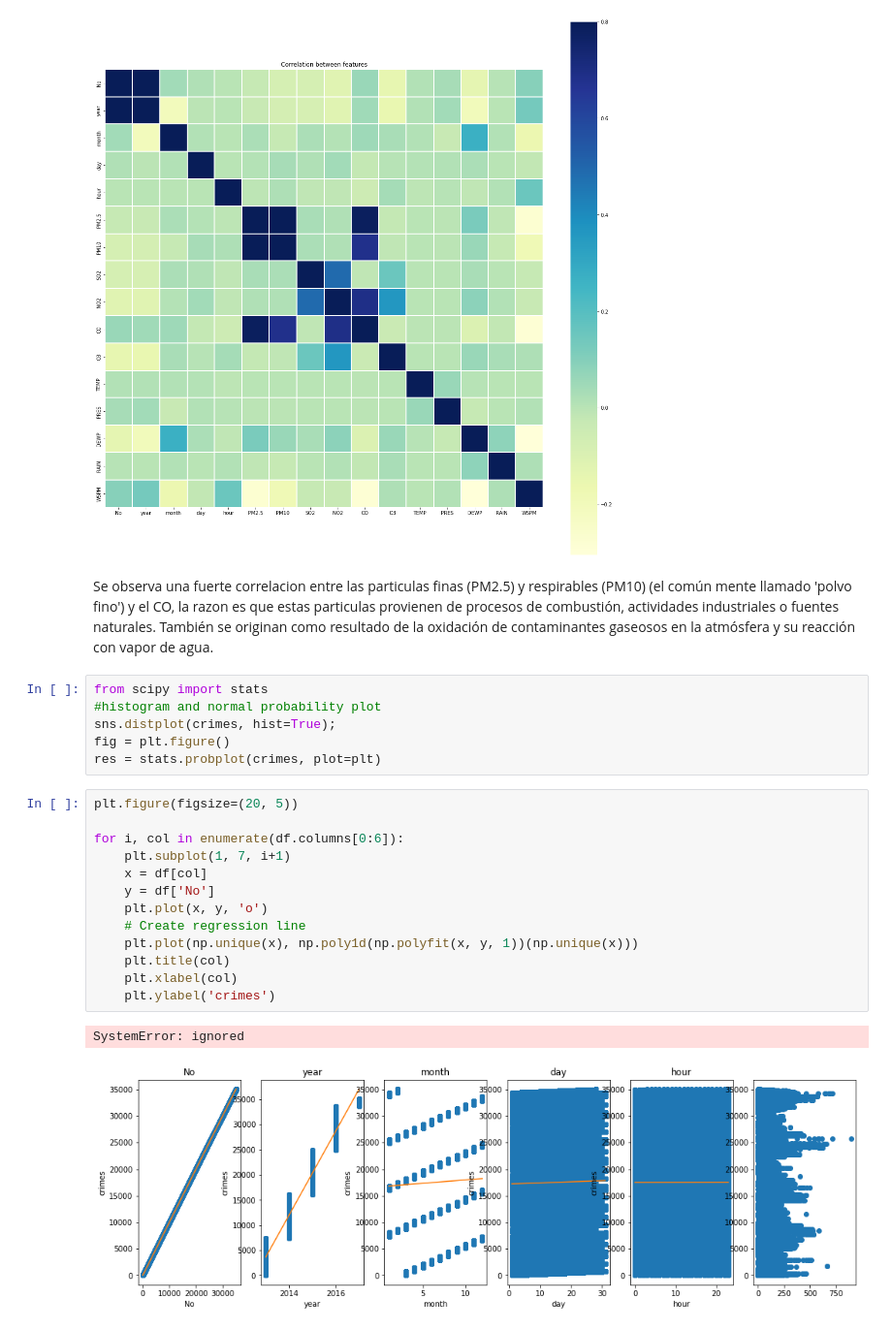
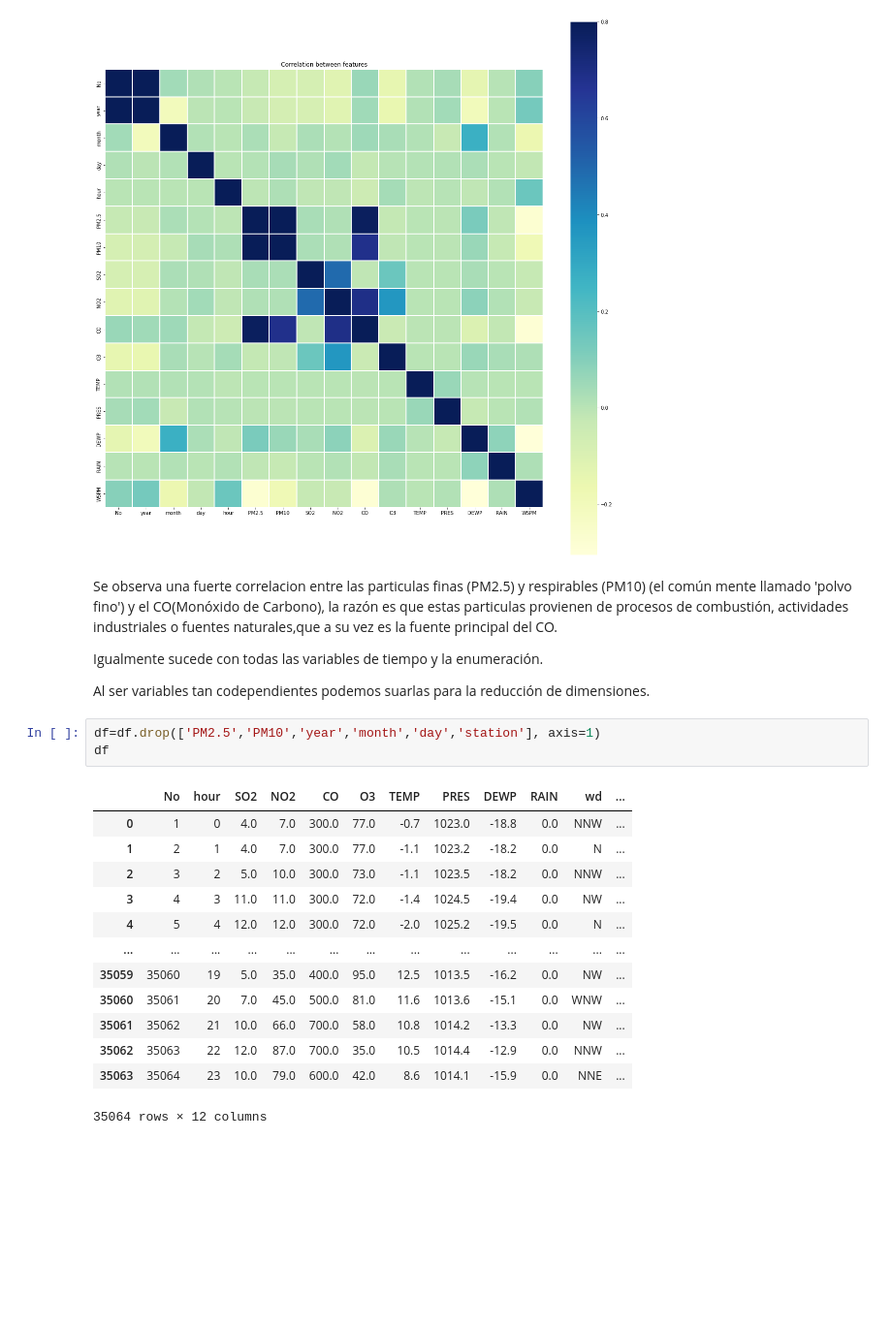
Before and after one commit to roxyconstantine-dev/Analisis_Datos_Contaminaci-n, a Jupyter notebook: Untitled3.ipynb, the cells around one changed output. Shown at 97% size. Saved outputs shown, nothing was run; the diff lists cells and outputs as text; blank space fills up the shorter version.

```diff
--- a/Untitled3.ipynb
+++ b/Untitled3.ipynb
@@ -129,26 +129,25 @@ plt.title('Correlation between features');
 # %% [output]
 [figure]
 # %% [markdown]
-Se observa una fuerte correlacion entre las particulas finas (PM2.5) y respirables (PM10) (el común mente llamado 'polvo fino') y el CO, la razon es que estas particulas provienen de procesos de combustión, actividades industriales o fuentes naturales. También se originan como resultado de la oxidación de contaminantes gaseosos en la atmósfera y su reacción con vapor de agua.
+Se observa una fuerte correlacion entre las particulas finas (PM2.5) y respirables (PM10) (el común mente llamado 'polvo fino') y el CO(Monóxido de Carbono), la razón es que estas particulas provienen de procesos de combustión, actividades industriales o fuentes naturales,que a su vez es la fuente principal del CO.
+
+Igualmente sucede con todas las variables de tiempo y la enumeración.
+
+Al ser variables tan codependientes podemos suarlas para la reducción de dimensiones.
-# %%
-from scipy import stats
-#histogram and normal probability plot
-sns.distplot(crimes, hist=True);
-fig = plt.figure()
-res = stats.probplot(crimes, plot=plt)
-# %%
-plt.figure(figsize=(20, 5))
-
-for i, col in enumerate(df.columns[0:6]):
-    plt.subplot(1, 7, i+1)
-    x = df[col]
-    y = df['No']
-    plt.plot(x, y, 'o')
-    # Create regression line
-    plt.plot(np.unique(x), np.poly1d(np.polyfit(x, y, 1))(np.unique(x)))
-    plt.title(col)
-    plt.xlabel(col)
-    plt.ylabel('crimes')
-# %% [output]
-SystemError: ignored
-[figure, removed]
+# %%
+df=df.drop(['PM2.5','PM10','year','month','day','station'], axis=1)
+df
+# %% [output]
+|  | No | hour | SO2 | NO2 | CO | O3 | TEMP | PRES | DEWP | RAIN | wd | ... |
+| 0 | 1 | 0 | 4.0 | 7.0 | 300.0 | 77.0 | -0.7 | 1023.0 | -18.8 | 0.0 | NNW | ... |
+| 1 | 2 | 1 | 4.0 | 7.0 | 300.0 | 77.0 | -1.1 | 1023.2 | -18.2 | 0.0 | N | ... |
+| 2 | 3 | 2 | 5.0 | 10.0 | 300.0 | 73.0 | -1.1 | 1023.5 | -18.2 | 0.0 | NNW | ... |
+| 3 | 4 | 3 | 11.0 | 11.0 | 300.0 | 72.0 | -1.4 | 1024.5 | -19.4 | 0.0 | NW | ... |
+| 4 | 5 | 4 | 12.0 | 12.0 | 300.0 | 72.0 | -2.0 | 1025.2 | -19.5 | 0.0 | N | ... |
+| ... | ... | ... | ... | ... | ... | ... | ... | ... | ... | ... | ... | ... |
+| 35059 | 35060 | 19 | 5.0 | 35.0 | 400.0 | 95.0 | 12.5 | 1013.5 | -16.2 | 0.0 | NW | ... |
+| 35060 | 35061 | 20 | 7.0 | 45.0 | 500.0 | 81.0 | 11.6 | 1013.6 | -15.1 | 0.0 | WNW | ... |
+| 35061 | 35062 | 21 | 10.0 | 66.0 | 700.0 | 58.0 | 10.8 | 1014.2 | -13.3 | 0.0 | NW | ... |
+| 35062 | 35063 | 22 | 12.0 | 87.0 | 700.0 | 35.0 | 10.5 | 1014.4 | -12.9 | 0.0 | NNW | ... |
+| 35063 | 35064 | 23 | 10.0 | 79.0 | 600.0 | 42.0 | 8.6 | 1014.1 | -15.9 | 0.0 | NNE | ... |
+35064 rows × 12 columns
```
Also changed, not shown: parts of 3 cells of this notebook.
